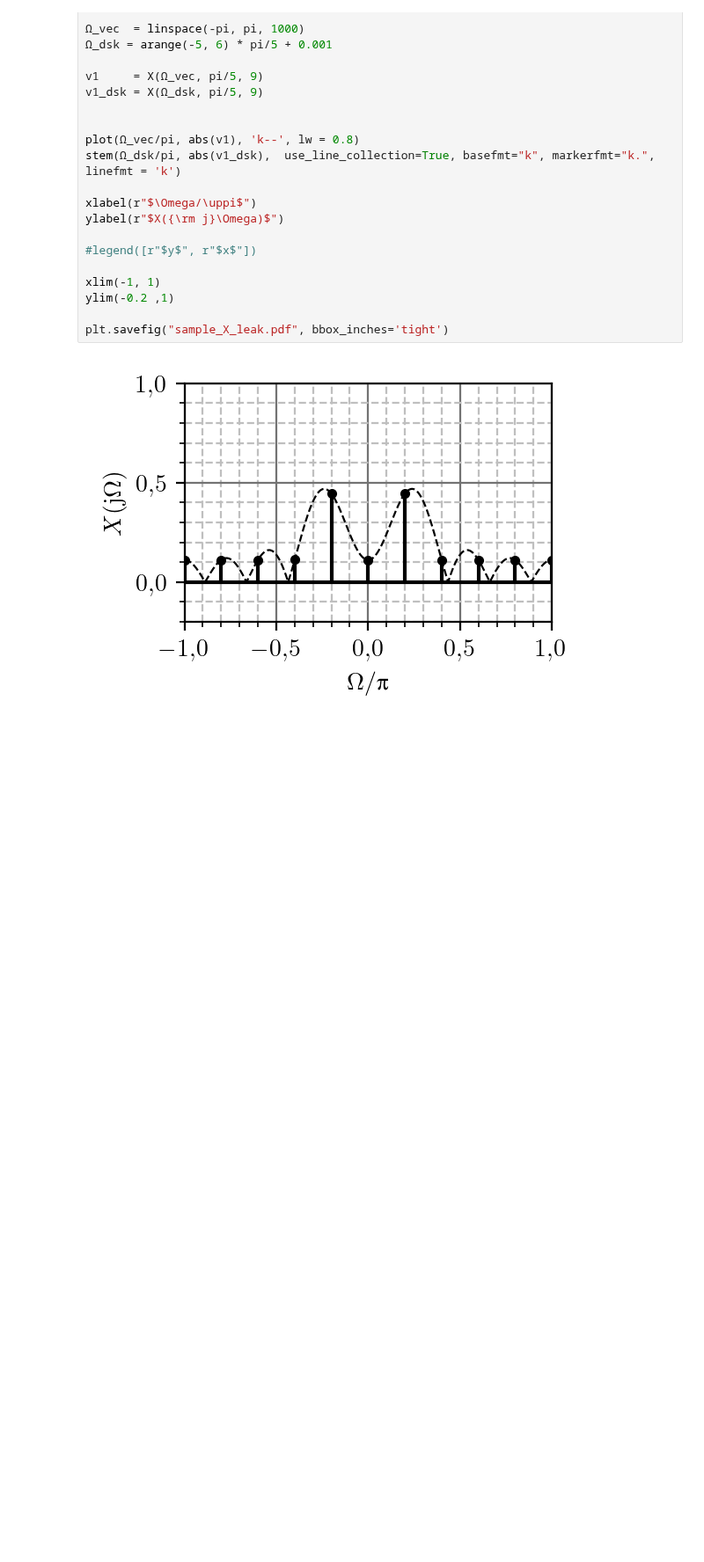
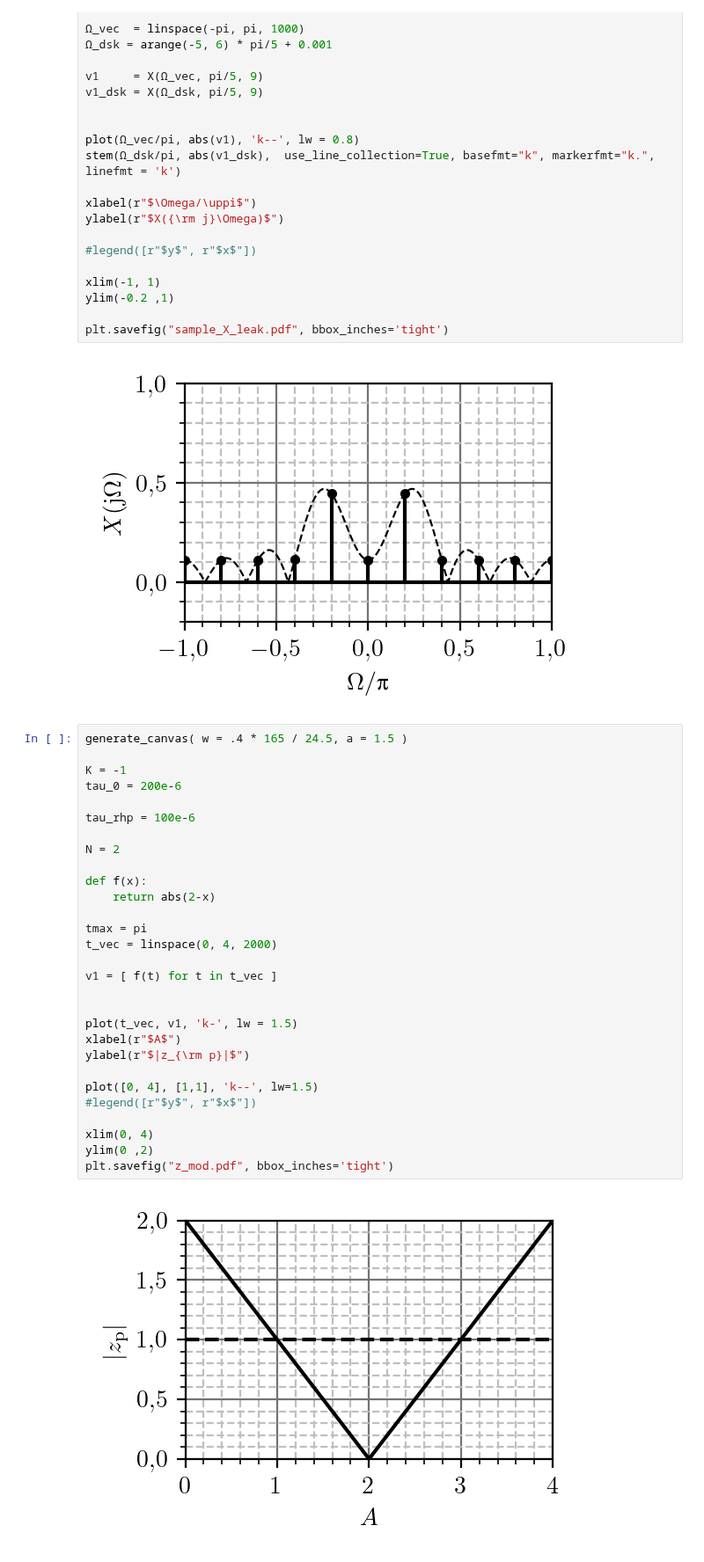
Before and after one commit to djokicd/zbirka-sis, a Jupyter notebook: 6_z_transformacija/1_diskretni/fig/ZT_disk_plotovi.ipynb, the cells around one changed output. Shown at 88% size. Drawn from its saved outputs; the diff is of its cells as text; blank space fills up the shorter version.

```diff
--- a/6_z_transformacija/1_diskretni/fig/ZT_disk_plotovi.ipynb
+++ b/6_z_transformacija/1_diskretni/fig/ZT_disk_plotovi.ipynb
@@ -216,3 +216,34 @@ ylim(-0.2 ,1)
 plt.savefig("sample_X_leak.pdf", bbox_inches='tight')
 # %% [output]
 [figure]
+# %%
+generate_canvas( w = .4 * 165 / 24.5, a = 1.5 )
+
+K = -1
+tau_0 = 200e-6
+
+tau_rhp = 100e-6
+
+N = 2
+
+def f(x):
+    return abs(2-x)
+
+tmax = pi
+t_vec = linspace(0, 4, 2000)
+
+v1 = [ f(t) for t in t_vec ]
+
+
+plot(t_vec, v1, 'k-', lw = 1.5)
+xlabel(r"$A$")
+ylabel(r"$|z_{\rm p}|$")
+
+plot([0, 4], [1,1], 'k--', lw=1.5)
+#legend([r"$y$", r"$x$"])
+
+xlim(0, 4)
+ylim(0 ,2)
+plt.savefig("z_mod.pdf", bbox_inches='tight')
+# %% [output]
+[figure, added]
```
Also changed, not shown: 7 other files.
